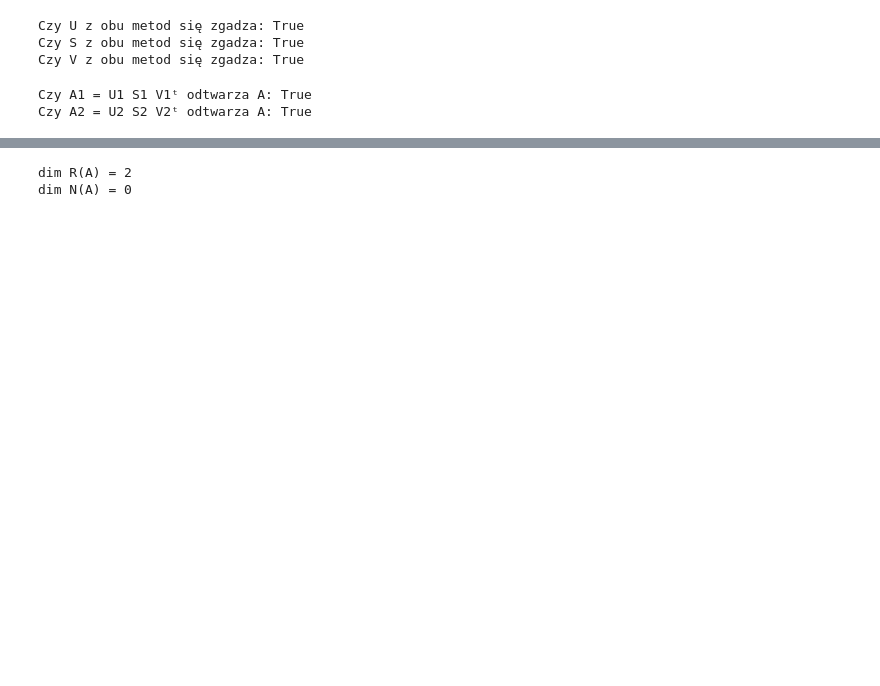
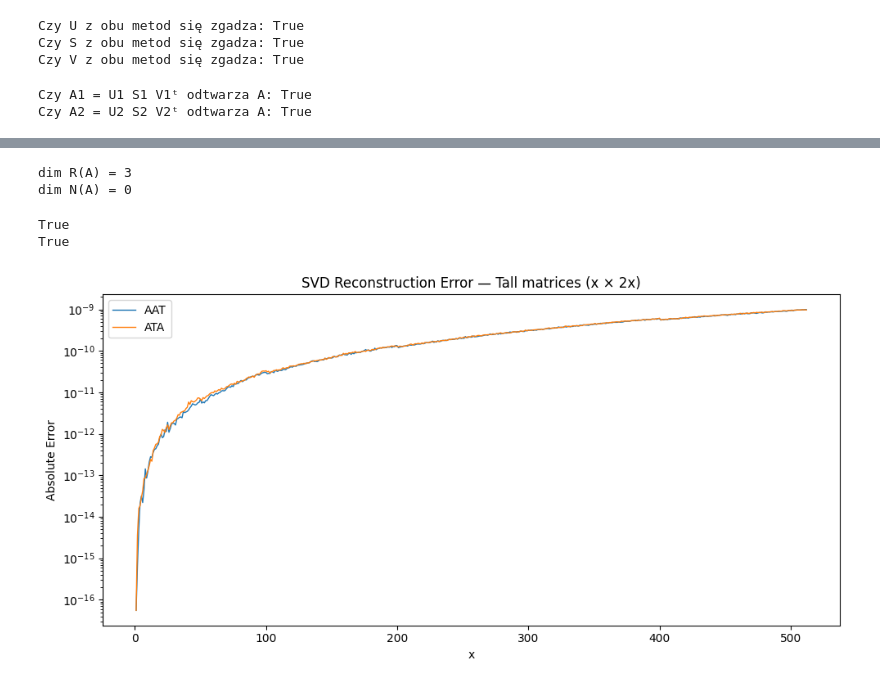
Before and after one commit to mnozkiewicz/Matrix-Calculus, a Jupyter notebook: reports/report4.ipynb, the cells around one changed output, grey strips where cells are left out. Cells and saved outputs as stored; diff of their text form; code cells hidden in the pictures; blank space fills up the shorter version.

Commit message:
Lab4 added plots with calculated abs error

```diff
--- a/reports/report4.ipynb
+++ b/reports/report4.ipynb
@@ -1,8 +1,8 @@
 # %%
 import numpy as np
+import matplotlib.pyplot as plt
 
 # np.random.seed(42)
-n, m = 3, 5
 A = np.array([
     [3, 1],
     [2, 2],
@@ -11,6 +11,6 @@ A = np.array([
 n, m = A.shape
 r = np.linalg.matrix_rank(A)
 
-print("Macierz A (5x3):")
+print(f"Macierz A ({n}x{m}):")
 print(A)
 # %% [output]
@@ -189,5 +188,5 @@ dim_N = m - rank_A
 print("dim R(A) =", dim_R)
 print("dim N(A) =", dim_N)
 # %% [output]
-dim R(A) = 2
+dim R(A) = 3
 dim N(A) = 0
@@ -193,0 +242,36 @@ dim N(A) = 0
+# %%
+print(np.allclose(A, my_svd_1(A)))
+print(np.allclose(A, my_svd_2(A)))
+# %% [output]
+True
+True
+# %%
+def test_range(generator, label, max_size=512):
+    sizes = list(range(1, max_size + 1))
+    errors_1 = []
+    errors_2 = []
+
+    for x in sizes:
+        shape = generator(x)
+        A = np.random.randn(*shape)
+        rec1 = my_svd_1(A)
+        rec2 = my_svd_2(A)
+        err1 = np.sum(np.abs(A - rec1))
+        err2 = np.sum(np.abs(A - rec2))
+        errors_1.append(err1)
+        errors_2.append(err2)
+
+    plt.figure(figsize=(10, 5))
+    plt.plot(sizes, errors_1, label='AAT', linewidth=1)
+    plt.plot(sizes, errors_2, label='ATA', linewidth=1)
+    plt.yscale('log')
+    plt.xlabel('x')
+    plt.ylabel('Absolute Error')
+    plt.title(f"SVD Reconstruction Error — {label}")
+    plt.legend()
+    plt.tight_layout()
+    plt.show()
+# %%
+test_range(lambda x: (x, 2*x), "Tall matrices (x × 2x)", max_size=512)
+# %% [output]
+[figure, added]
```
Also changed, not shown: parts of 15 cells of this notebook.
